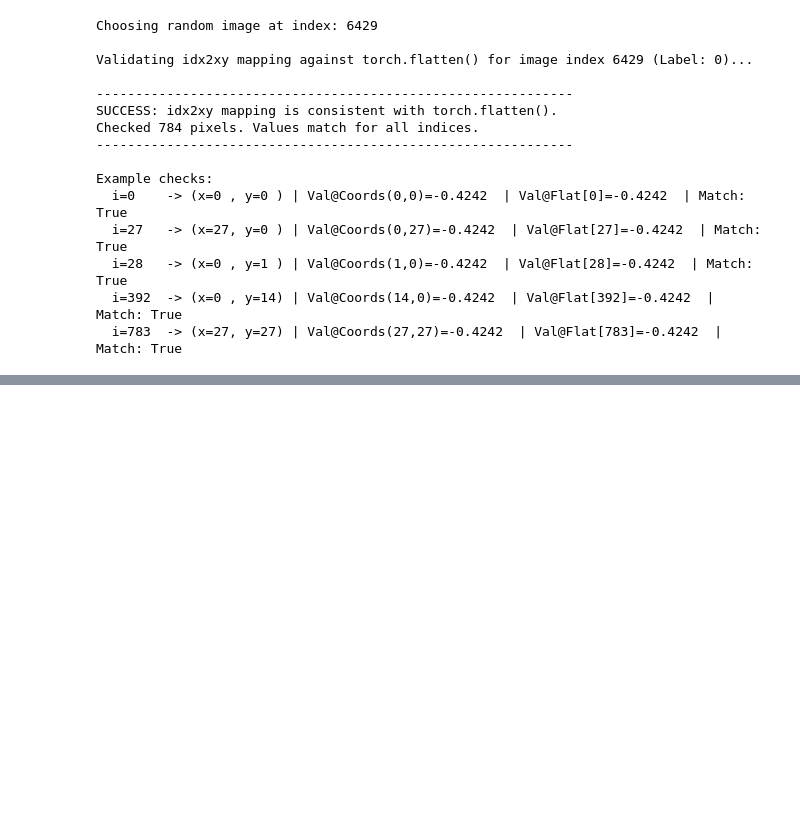
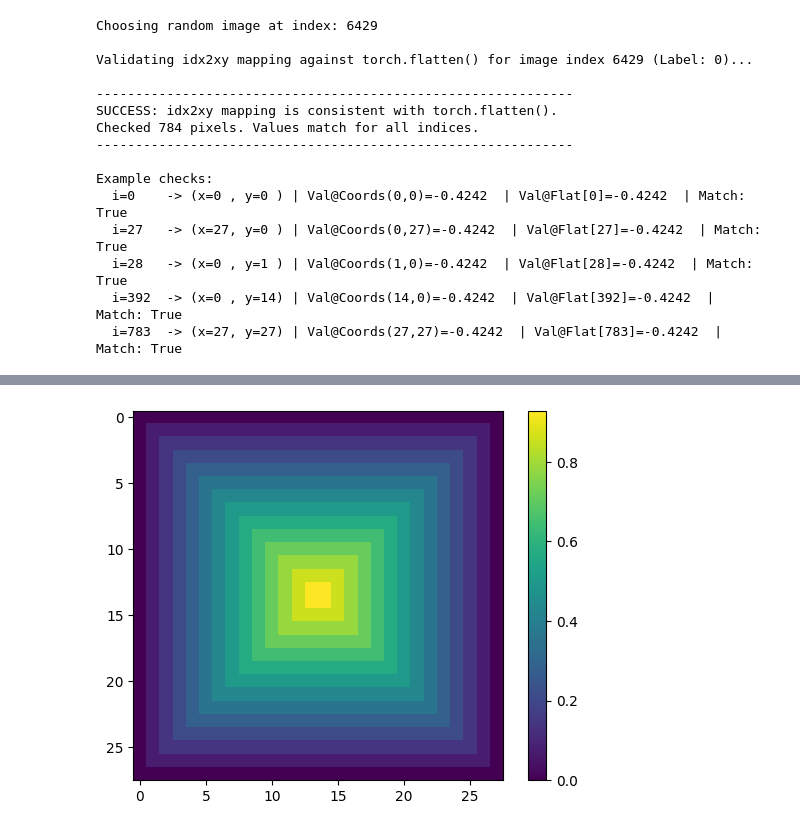
Before and after one commit to entropicbloom/intentionality, a Jupyter notebook: underlying/underlying_model_weights_analysis.ipynb, the cells around one changed output, grey strips where cells are left out. Drawn from its saved outputs; the diff is of its cells as text; code cells hidden in the pictures; blank space fills up the shorter version.

Commit message:
created some float pixel masks in mnist space

```diff
--- a/underlying/underlying_model_weights_analysis.ipynb
+++ b/underlying/underlying_model_weights_analysis.ipynb
@@ -404,0 +406,30 @@ Shape of pixel_magnitudes: torch.Size([784])
+# %%
+import numpy as np
+
+def create_border_dist_vector(w=28):
+  """Generates a vector where value ~ distance from nearest border (0=edge, 1=center)."""
+  x, y = np.meshgrid(np.arange(w), np.arange(w), indexing='xy')
+  dist_border = np.minimum.reduce([x, y, w - 1 - x, w - 1 - y])
+  norm_dist = dist_border / (float(w // 2) + 1e-9)
+  return np.clip(norm_dist, 0.0, 1.0).flatten()
+
+
+def display_pixel_map(vector, width=28):
+    # 1. Create an empty 2D array (height, width)
+    pixel_map = np.zeros((width, width), dtype=float)
+
+    # 2. Iterate through the flat vector
+    for i, value in enumerate(vector):
+        # Get the (x, y) coordinates for the flat index i
+        x, y = idx2xy(i, width=width)
+        # Assign the value to the map using [row, column] indexing
+        pixel_map[y, x] = value
+
+    # 3. Display the reconstructed map (optional)
+    plt.imshow(pixel_map, cmap='viridis', interpolation='nearest')
+    plt.colorbar()
+    plt.show()
+
+display_pixel_map(create_border_dist_vector())
+# %% [output]
+[figure, added]
```
Also changed, not shown: parts of 3 cells of this notebook.
